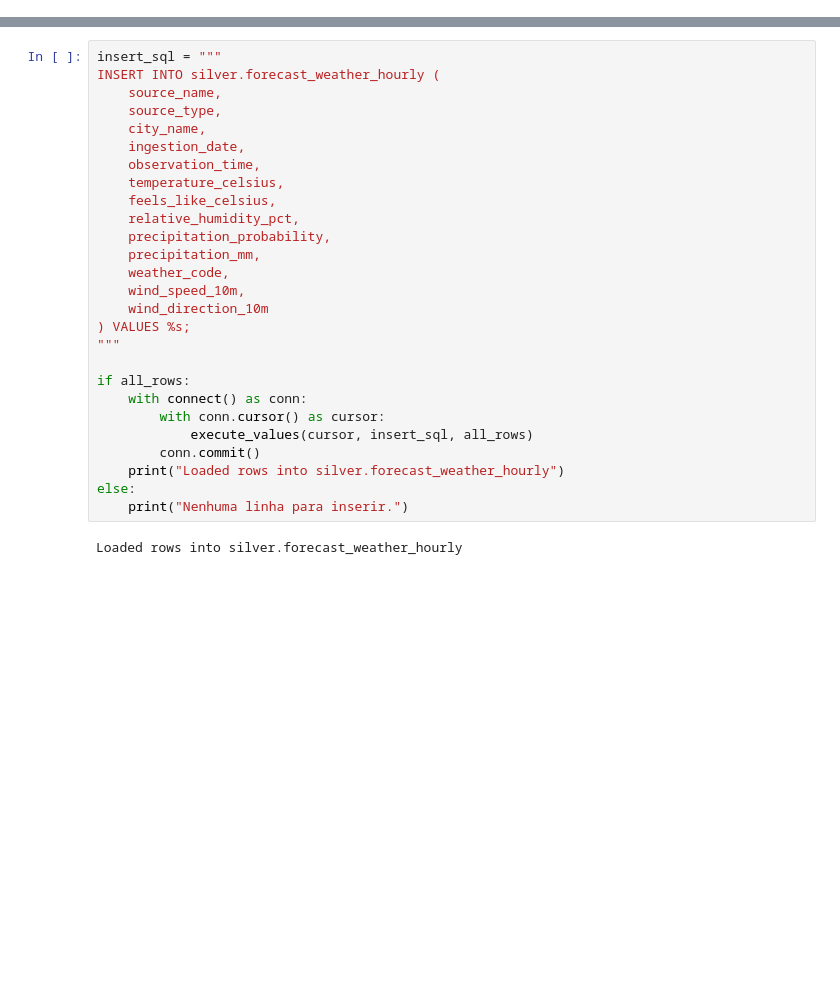
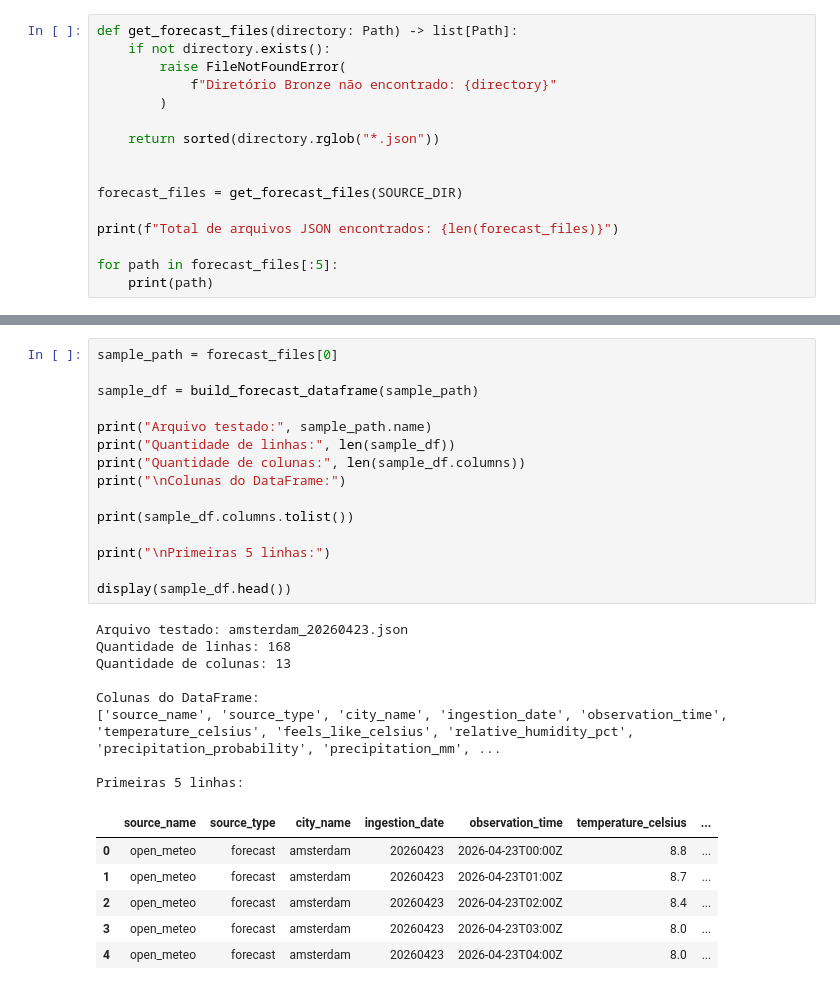
Before and after one commit to frederr97/open_meteo_ingestion, a Jupyter notebook: pipelines/forecast_bronze_to_silver.ipynb, the cells around one changed output, grey strips where cells are left out. Drawn from its saved outputs; the diff is of its cells as text; blank space fills up the shorter version.

```diff
--- a/pipelines/forecast_bronze_to_silver.ipynb
+++ b/pipelines/forecast_bronze_to_silver.ipynb
@@ -24,0 +45,16 @@ UTC now: 2026-08-12T16:01:34.416076+00:00
+# %%
+def get_forecast_files(directory: Path) -> list[Path]:
+    if not directory.exists():
+        raise FileNotFoundError(
+            f"Diretório Bronze não encontrado: {directory}"
+        )
+
+    return sorted(directory.rglob("*.json"))
+
+
+forecast_files = get_forecast_files(SOURCE_DIR)
+
+print(f"Total de arquivos JSON encontrados: {len(forecast_files)}")
+
+for path in forecast_files[:5]:
+    print(path)
@@ -96,29 +119,30 @@ Built 10080 rows
-# %%
-insert_sql = """
-INSERT INTO silver.forecast_weather_hourly (
-    source_name,
-    source_type,
-    city_name,
-    ingestion_date,
-    observation_time,
-    temperature_celsius,
-    feels_like_celsius,
-    relative_humidity_pct,
-    precipitation_probability,
-    precipitation_mm,
-    weather_code,
-    wind_speed_10m,
-    wind_direction_10m
-) VALUES %s;
-"""
-
-if all_rows:
-    with connect() as conn:
-        with conn.cursor() as cursor:
-            execute_values(cursor, insert_sql, all_rows)
-        conn.commit()
-    print("Loaded rows into silver.forecast_weather_hourly")
-else:
-    print("Nenhuma linha para inserir.")
-# %% [output]
-Loaded rows into silver.forecast_weather_hourly
+# %%
+sample_path = forecast_files[0]
+
+sample_df = build_forecast_dataframe(sample_path)
+
+print("Arquivo testado:", sample_path.name)
+print("Quantidade de linhas:", len(sample_df))
+print("Quantidade de colunas:", len(sample_df.columns))
+print("\nColunas do DataFrame:")
+
+print(sample_df.columns.tolist())
+
+print("\nPrimeiras 5 linhas:")
+
+display(sample_df.head())
+# %% [output]
+Arquivo testado: amsterdam_20260423.json
+Quantidade de linhas: 168
+Quantidade de colunas: 13
+
+Colunas do DataFrame:
+['source_name', 'source_type', 'city_name', 'ingestion_date', 'observation_time', 'temperature_celsius', 'feels_like_celsius', 'relative_humidity_pct', 'precipitation_probability', 'precipitation_mm', ...
+
+Primeiras 5 linhas:
+|  | source_name | source_type | city_name | ingestion_date | observation_time | temperature_celsius | ... |
+| 0 | open_meteo | forecast | amsterdam | 20260423 | 2026-04-23T00:00Z | 8.8 | ... |
+| 1 | open_meteo | forecast | amsterdam | 20260423 | 2026-04-23T01:00Z | 8.7 | ... |
+| 2 | open_meteo | forecast | amsterdam | 20260423 | 2026-04-23T02:00Z | 8.4 | ... |
+| 3 | open_meteo | forecast | amsterdam | 20260423 | 2026-04-23T03:00Z | 8.0 | ... |
+| 4 | open_meteo | forecast | amsterdam | 20260423 | 2026-04-23T04:00Z | 8.0 | ... |
```
Also changed, not shown: parts of 17 cells of this notebook, 9 other files.
